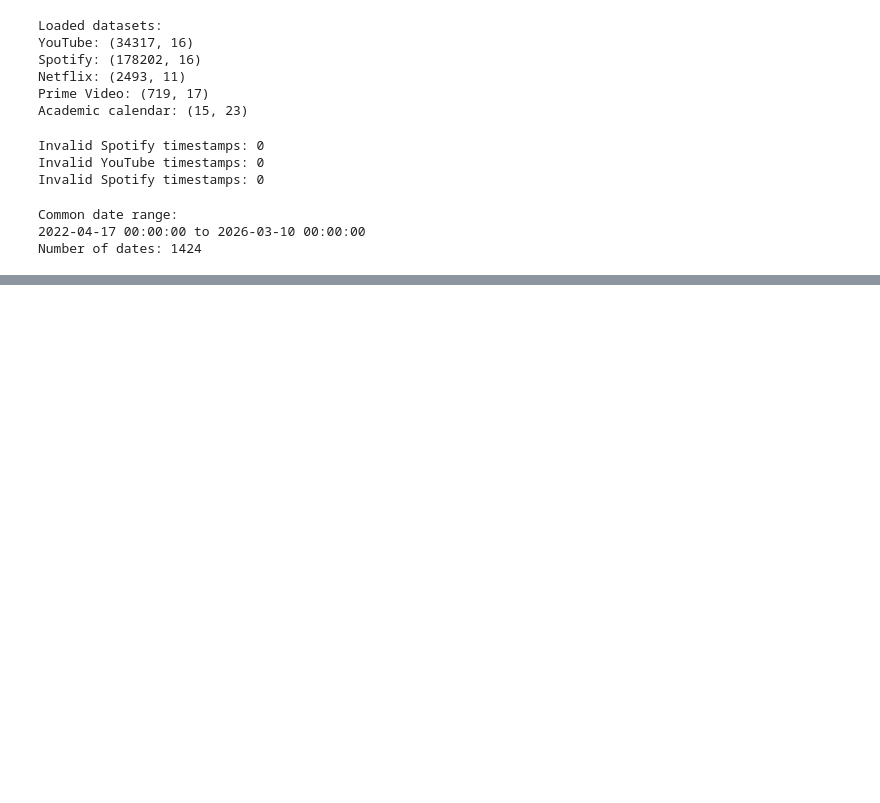
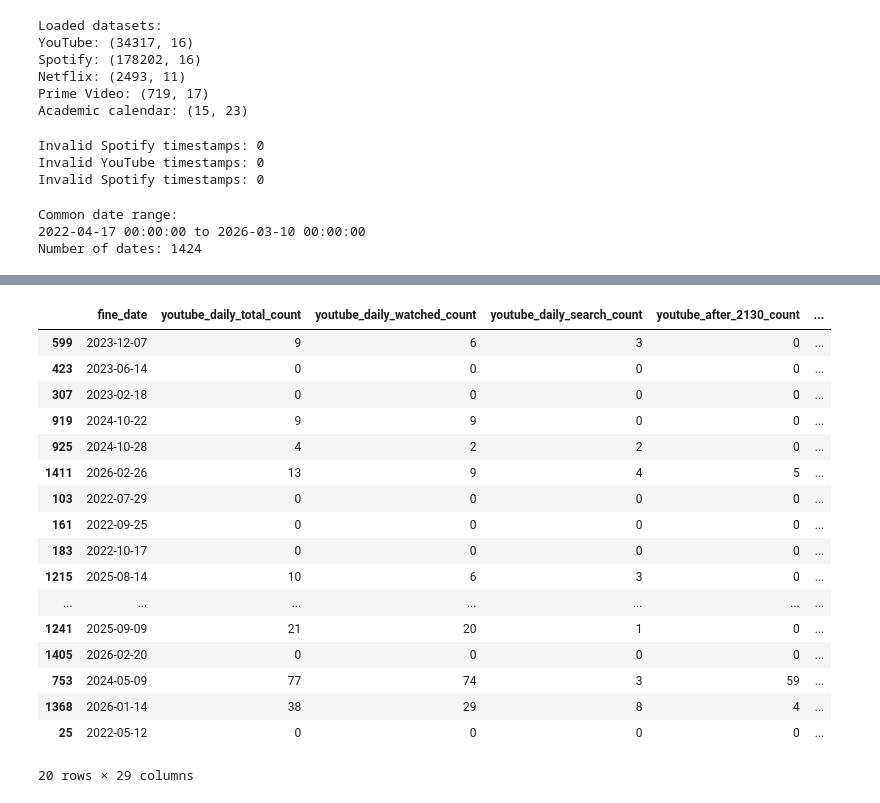
Before and after one commit to omerkaraca-fire/DSA210_TermProject, a Jupyter notebook: MachineLearning/machinelearning.ipynb, the cells around one changed output, grey strips where cells are left out. Cells and saved outputs as stored; diff of their text form; code cells hidden in the pictures; blank space fills up the shorter version.

```diff
--- a/MachineLearning/machinelearning.ipynb
+++ b/MachineLearning/machinelearning.ipynb
@@ -182,0 +290,36 @@ Number of dates: 1424
+# %%
+#----------------------NETFLIX AND PRIME VIDEO DAILY VARIABLES-----------------------#
+
+
+# Creating daily aggregates for Netflix and Prime Video data. We will create the following daily variables:
+# - netflix_daily_count: Total number of Netflix activities per day.
+# - prime_video_daily_count: Total number of Prime Video activities per day.
+
+
+netflix_daily = (
+    netflix_data
+    .groupby("fine_date")
+    .size()
+    .reset_index(name="netflix_daily_count")
+)
+
+prime_daily = (
+    prime_data
+    .groupby("fine_date")
+    .size()
+    .reset_index(name="prime_video_daily_count")
+)
+
+netflix_daily = all_dates.merge(netflix_daily, on="fine_date", how="left")
+prime_daily = all_dates.merge(prime_daily, on="fine_date", how="left")
+
+netflix_daily["netflix_daily_count"] = netflix_daily["netflix_daily_count"].fillna(0).astype(int)
+prime_daily["prime_video_daily_count"] = prime_daily["prime_video_daily_count"].fillna(0).astype(int)
+
+print("Netflix daily sample:")
+print(netflix_daily.head())
+print(netflix_daily.sample(5))
+print()
+print("Prime Video daily sample:")
+print(prime_daily.head())
+print(prime_daily.sample(5))
@@ -182,0 +544,22 @@ Number of dates: 1424
+# %%
+# Showing combined daily table
+combined_daily.sample(20)
+# %% [output]
+|  | fine_date | youtube_daily_total_count | youtube_daily_watched_count | youtube_daily_search_count | youtube_after_2130_count | ... |
+| 599 | 2023-12-07 | 9 | 6 | 3 | 0 | ... |
+| 423 | 2023-06-14 | 0 | 0 | 0 | 0 | ... |
+| 307 | 2023-02-18 | 0 | 0 | 0 | 0 | ... |
+| 919 | 2024-10-22 | 9 | 9 | 0 | 0 | ... |
+| 925 | 2024-10-28 | 4 | 2 | 2 | 0 | ... |
+| 1411 | 2026-02-26 | 13 | 9 | 4 | 5 | ... |
+| 103 | 2022-07-29 | 0 | 0 | 0 | 0 | ... |
+| 161 | 2022-09-25 | 0 | 0 | 0 | 0 | ... |
+| 183 | 2022-10-17 | 0 | 0 | 0 | 0 | ... |
+| 1215 | 2025-08-14 | 10 | 6 | 3 | 0 | ... |
+| ... | ... | ... | ... | ... | ... | ... |
+| 1241 | 2025-09-09 | 21 | 20 | 1 | 0 | ... |
+| 1405 | 2026-02-20 | 0 | 0 | 0 | 0 | ... |
+| 753 | 2024-05-09 | 77 | 74 | 3 | 59 | ... |
+| 1368 | 2026-01-14 | 38 | 29 | 8 | 4 | ... |
+| 25 | 2022-05-12 | 0 | 0 | 0 | 0 | ... |
+20 rows × 29 columns
```
Also changed, not shown: parts of 14 cells of this notebook.
